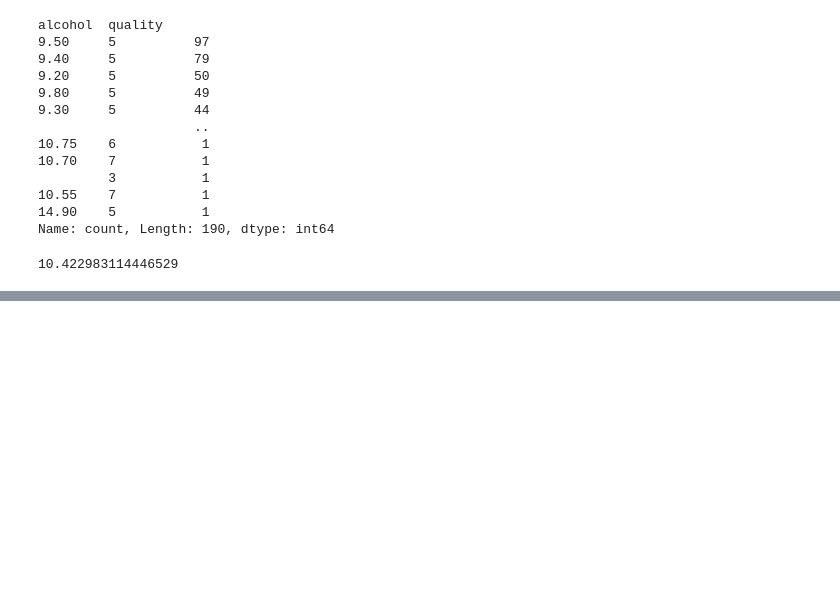
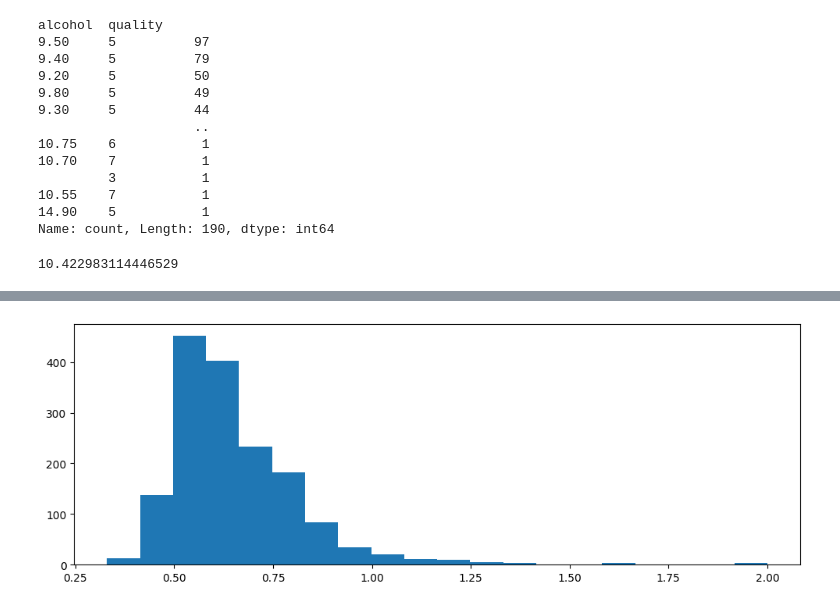
Before and after one commit to cayob/web, a Jupyter notebook: book1.ipynb, the cells around one changed output, grey strips where cells are left out. Saved outputs shown, nothing was run; the diff lists cells and outputs as text; code cells hidden in the pictures; blank space fills up the shorter version.

```diff
--- a/book1.ipynb
+++ b/book1.ipynb
@@ -105,0 +133,4 @@ ConversionError: Failed to convert value(s) to axis units: 'alcohol'
+# %%
+#checking quantity against sulphates
+df_sul_quan = df[['sulphates', 'quality']].sort_values(by='sulphates', ascending= False)
+df_sul_quan
@@ -105,0 +151,6 @@ ConversionError: Failed to convert value(s) to axis units: 'alcohol'
+# %%
+plt.figure(figsize=(12, 4))
+plt.hist(df_sul_quan['sulphates'], bins=20)
+plt.show()
+# %% [output]
+[figure, added]
```
Also changed, not shown: parts of 13 cells of this notebook.
